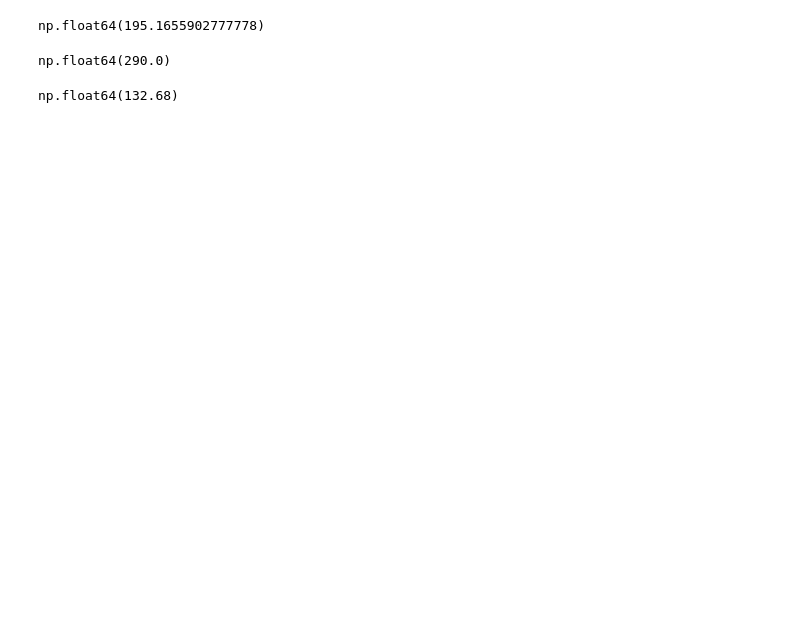
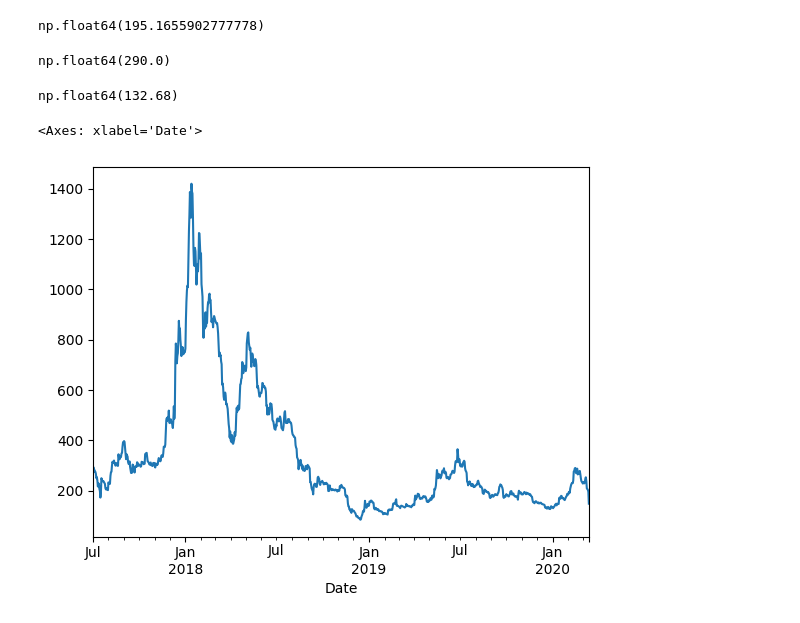
Before and after one commit to Bharatsinghthakur/Python-revision, a Jupyter notebook: pandas/Date&Time/Date&Time.ipynb, the cells around one changed output. Saved outputs shown, nothing was run; the diff lists cells and outputs as text; code cells hidden in the pictures; blank space fills up the shorter version.

Commit message:
Date&time

```diff
--- a/pandas/Date&Time/Date&Time.ipynb
+++ b/pandas/Date&Time/Date&Time.ipynb
@@ -94,6 +94,5 @@ df.loc[filt]
 | 10508 | 2019-01-01 00:00:00 | ETHUSD | 130.53 | 131.91 | 130.48 | 131.62 | 1067136.21 | Tuesday |
 8760 rows × 8 columns
 # %%
-# df.set_index('Date',inplace=True)
-# df.sort_index('Date',inplace=True)
-df.index
+df.set_index('Date',inplace=True)
+df.sort_index(inplace=True)
@@ -129,0 +135,5 @@ np.float64(132.68)
+# %%
+highs.plot()
+# %% [output]
+<Axes: xlabel='Date'>
+[figure, added]
```
Also changed, not shown: parts of 5 cells of this notebook.
